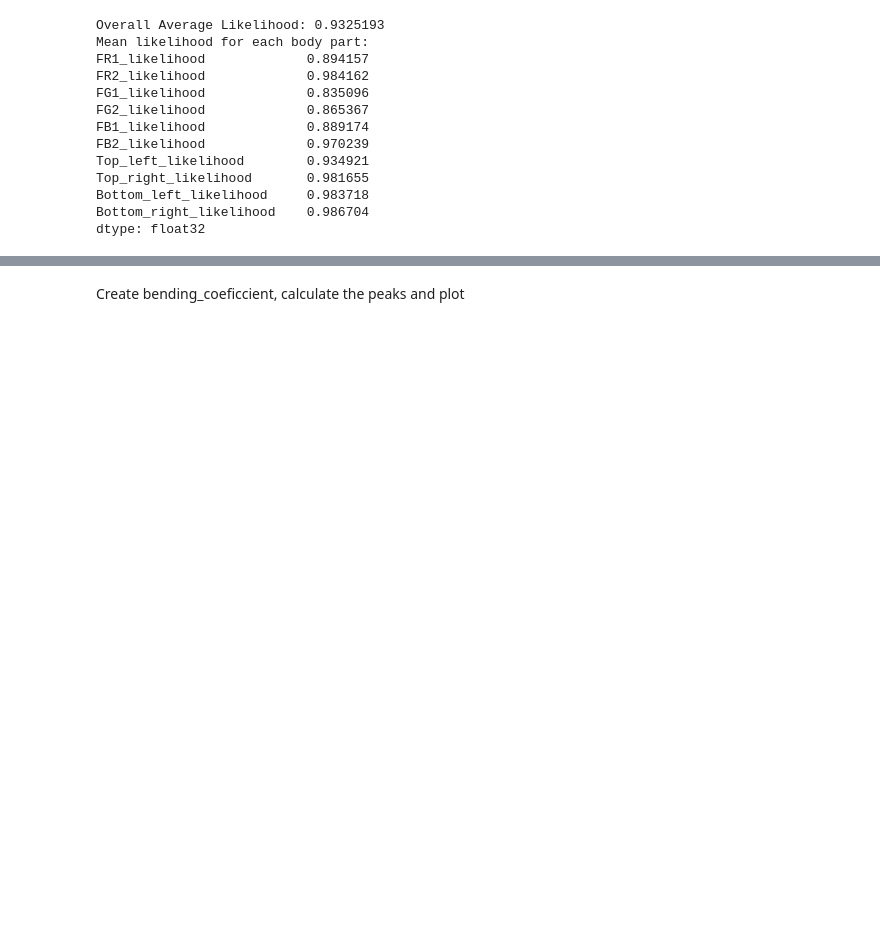
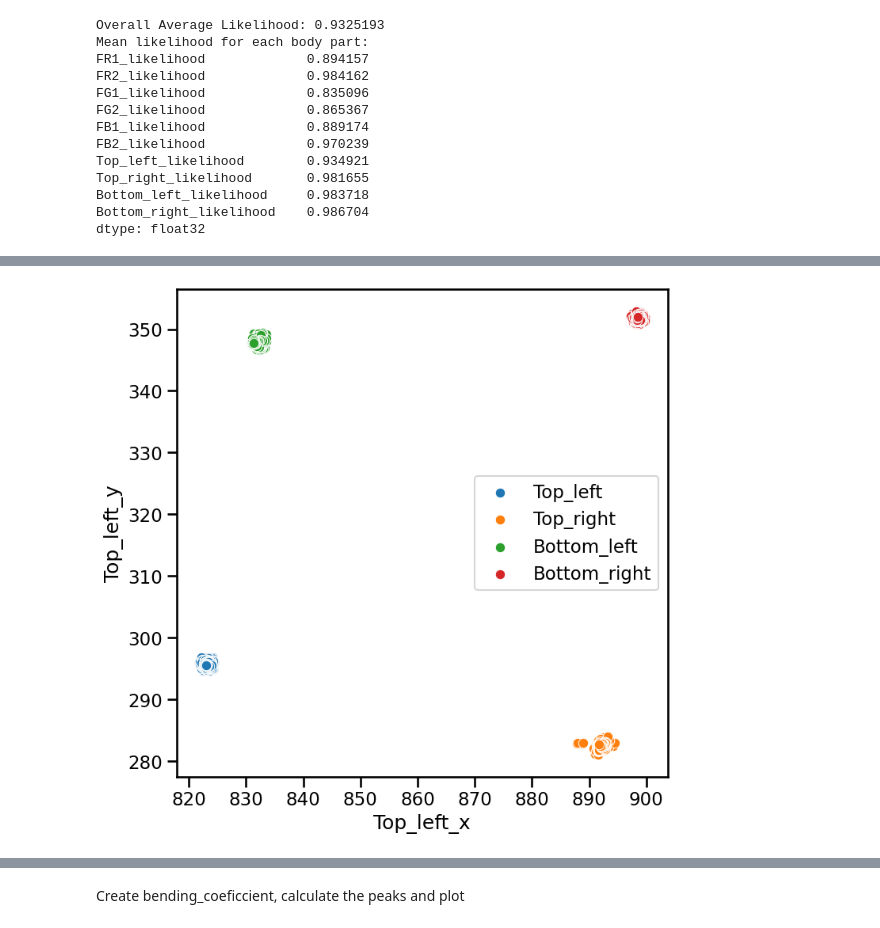
Before and after one commit to Periksvensson84/RF_mapping, a Jupyter notebook: RF_mapping/In_progress/test_gabriel.ipynb, the cells around one changed output, grey strips where cells are left out. Saved outputs shown, nothing was run; the diff lists cells and outputs as text; code cells hidden in the pictures; blank space fills up the shorter version.

```diff
--- a/RF_mapping/In_progress/test_gabriel.ipynb
+++ b/RF_mapping/In_progress/test_gabriel.ipynb
@@ -63,0 +197,7 @@ See the caveats in the documentation: https://pandas.pydata.org/pandas-docs/stab
+# %%
+for col in df_square.columns:
+    df_square = impute_with_ml(df_square, col)
+
+plot_square_scatter(df_square)
+# %% [output]
+[figure, added]
```
Also changed, not shown: parts of 30 cells of this notebook, 6 other files.
